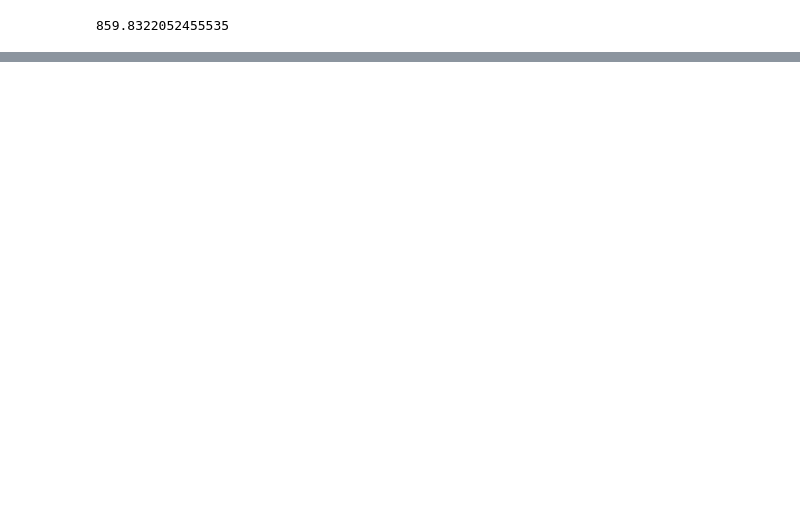
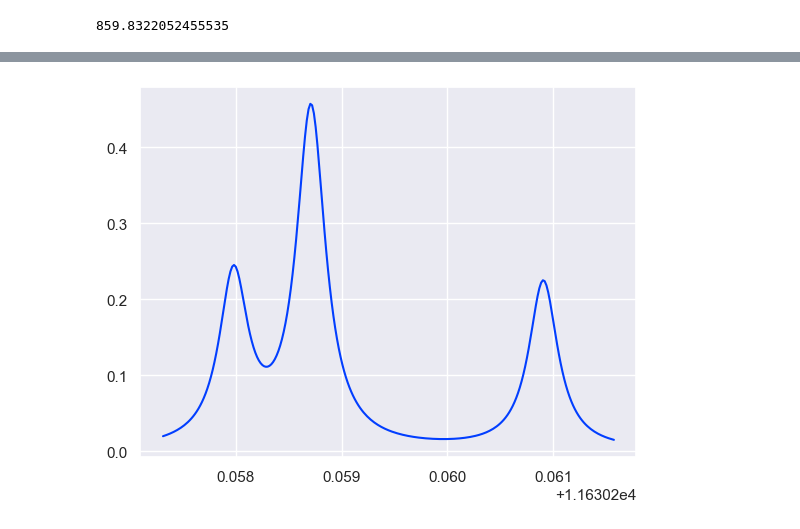
Before and after one commit to arianjad/Molecule-Structure, a Jupyter notebook: Jupyter Notebooks/RaX/BaF X-A.ipynb, the cells around one changed output, grey strips where cells are left out. Drawn from its saved outputs; the diff is of its cells as text; code cells hidden in the pictures; blank space fills up the shorter version.

```diff
--- a/Jupyter Notebooks/RaX/BaF X-A.ipynb
+++ b/Jupyter Notebooks/RaX/BaF X-A.ipynb
@@ -45,7 +45,10 @@ def lorentzian(f,f0,g,N):
     return N*(g/2)**2 /((f-f0)**2 + (g/2)**2)
 
 
-def simulate_spectra(field_EB,state_g,state_e,g_idx,e_idx,ret_str =False,with_F=True,freq_array=None,diagonalize=False,T=4,origin = 0,P_adjust=False,square=True,pad=10,dipole='z',cm=True,thresh=1e-3,g=7.9/(29979.2458),dip=False,make_lorentzians=True,plot=True):
+def simulate_spectra(field_EB,state_g,state_e,g_idx,e_idx,
+                     ret_str =False,with_F=True,freq_array=None,diagonalize=False,
+                     T=4,origin = 0,J_adjust=False,square=True,pad=10,dipole='z',
+                     cm=True,thresh=1e-3,g=7.9/(29979.2458),dip=False,make_lorentzians=True,plot=True):
     E0, B0 = field_EB
     if diagonalize:
         G_evals,G_evecs = copy.deepcopy(state_g.eigensystem(E0,B0))
@@ -96,8 +99,8 @@ def simulate_spectra(field_EB,state_g,state_e,g_idx,e_idx,ret_str =False,with_F=
             if square:
                 _TDM = np.square(_TDM)
             _TDM*= boltz
-            if Jg>Je and P_adjust:
-                _TDM*=(2*Je+1)/(2*Jg+1)
+            if Jg>Je and J_adjust:
+                _TDM*=2
             all_param.append([_dE,g,_TDM])
             TDMlist.append(_TDM)
             # with_F = True
@@ -152,7 +155,7 @@ def simulate_spectra(field_EB,state_g,state_e,g_idx,e_idx,ret_str =False,with_F=
             return flist,TDMlist
 
 
-def simulate_spectra_noM(field_EB,state_g,state_e,g_idx,e_idx,ret_str =False,with_F=True,freq_array=None,diagonalize=False,boltz_bool=True,T=4,origin = 0,P_adjust=False,pad=10,dipole='z',cm=True,thresh=1e-3,g=7.9/(29979.2458),dip=False,make_lorentzians=True,plot=True):
+def simulate_spectra_noM(field_EB,state_g,state_e,g_idx,e_idx,ret_str =False,with_F=True,freq_array=None,diagonalize=False,boltz_bool=True,T=4,origin = 0,J_adjust=False,pad=10,dipole='z',cm=True,thresh=1e-3,g=7.9/(29979.2458),dip=False,make_lorentzians=True,plot=True):
     E0, B0 = field_EB
     if diagonalize:
         G_evals,G_evecs = copy.deepcopy(state_g.eigensystem(E0,B0))
@@ -203,8 +206,8 @@ def simulate_spectra_noM(field_EB,state_g,state_e,g_idx,e_idx,ret_str =False,wit
             #     _TDM = np.square(_TDM)
             if boltz_bool:
                 _BR*= boltz
-            if Jg>Je and P_adjust:
-                _BR*=(2*Je+1)/(2*Jg+1)
+            if Jg>Je and J_adjust:
+                _BR*=2
             all_param.append([_dE,g,_BR])
             BRlist.append(_BR)
             # with_F = True
@@ -259,6 +262,6 @@ def simulate_spectra_noM(field_EB,state_g,state_e,g_idx,e_idx,ret_str =False,wit
         else:
             return flist,BRlist
 # %%
-N_g = np.arange(0,7)
-N_e = np.arange(1,9)
+N_g = np.arange(0,4)
+N_e = np.arange(1,4)
 # %%
@@ -343,7 +393,7 @@ new_g
 # %%
 new_e={'mu_B': 1.399624494,
  'g_S': 2.0023,
- 'g_L': 1,
+ 'g_L': 0.98,
  '2_e0c': 75346062800.0,
  'mu_N': 0.000762259323,
  'Be': (0.21227-1.12e-3*1/2)*c,
@@ -357,7 +407,7 @@ new_e={'mu_B': 1.399624494,
  'q': 0,
  'D': 2e-7*c,
  # 'p2q_D': 0.005696056702,
- 'g_lp': -0.724,
+ 'g_lp': -0.536,
  'muE': 0.21646716,
  'Origin': E_A0-E_X0-632.28175/2}
 new_e
@@ -385,0 +438,6 @@ e.update_params(new_e)
+# %%
+gidx = g.select_q({'N':0})
+eidx = e.select_q({'J':0.5},parity='-')
+flist,(freq,tot_lor),BRlist,t_str_list = simulate_spectra([0,1e-6],g,e,gidx,eidx,ret_str =True,freq_array=None,diagonalize=True,T=4,origin = e.parameters['Origin'],J_adjust=False,pad=2,dipole='z',cm=True,thresh=1e-3,g=10/(29979.2458),dip=False,make_lorentzians=True,plot=True)
+plt.show()
+# %% [output]
@@ -385,0 +445 @@ e.update_params(new_e)
+[figure, added]
```
Also changed, not shown: parts of 44 cells of this notebook, 4 other files.
